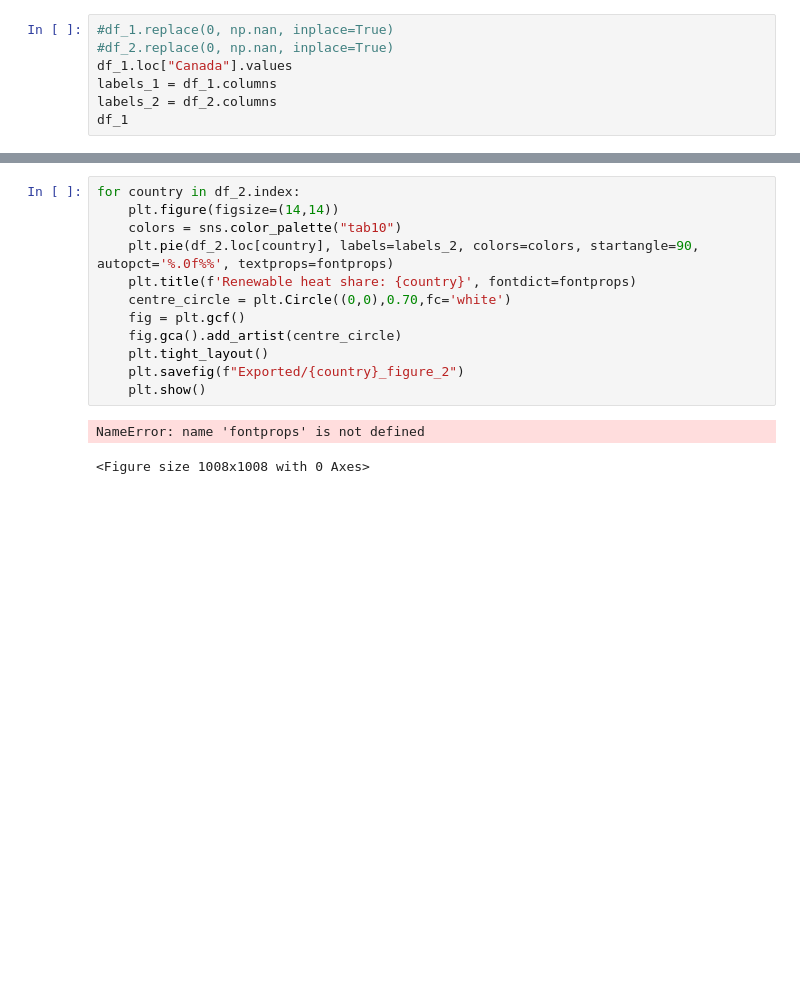
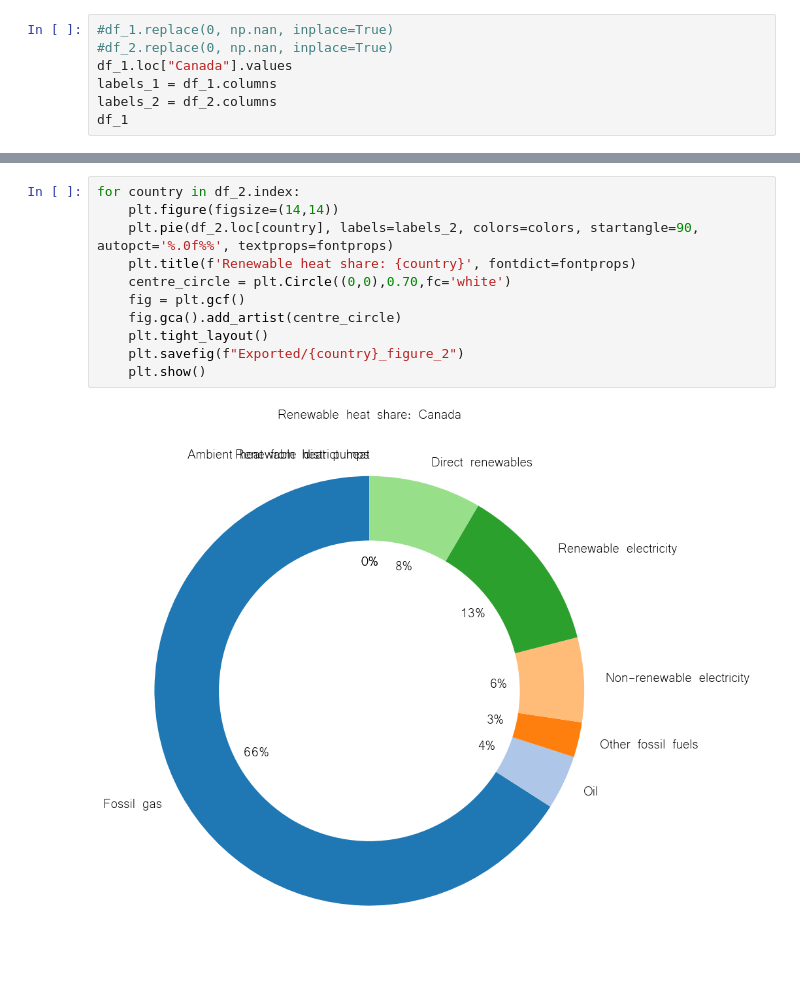
Before and after one commit to dgscotia/heat_country_data, a Jupyter notebook: heat_notebook.ipynb, the cells around one changed output, grey strips where cells are left out. Drawn from its saved outputs; the diff is of its cells as text; blank space fills up the shorter version.

```diff
--- a/heat_notebook.ipynb
+++ b/heat_notebook.ipynb
@@ -40,15 +32,13 @@ for country in df_1.index:
 # %%
 for country in df_2.index:
     plt.figure(figsize=(14,14))
-    colors = sns.color_palette("tab10")
     plt.pie(df_2.loc[country], labels=labels_2, colors=colors, startangle=90, autopct='%.0f%%', textprops=fontprops)
     plt.title(f'Renewable heat share: {country}', fontdict=fontprops)
     centre_circle = plt.Circle((0,0),0.70,fc='white')
     fig = plt.gcf()
     fig.gca().add_artist(centre_circle)
     plt.tight_layout()
     plt.savefig(f"Exported/{country}_figure_2")
     plt.show()
 # %% [output]
-NameError: name 'fontprops' is not defined
-<Figure size 1008x1008 with 0 Axes>
+[figure, added]
```
Also changed, not shown: parts of 2 cells of this notebook.
